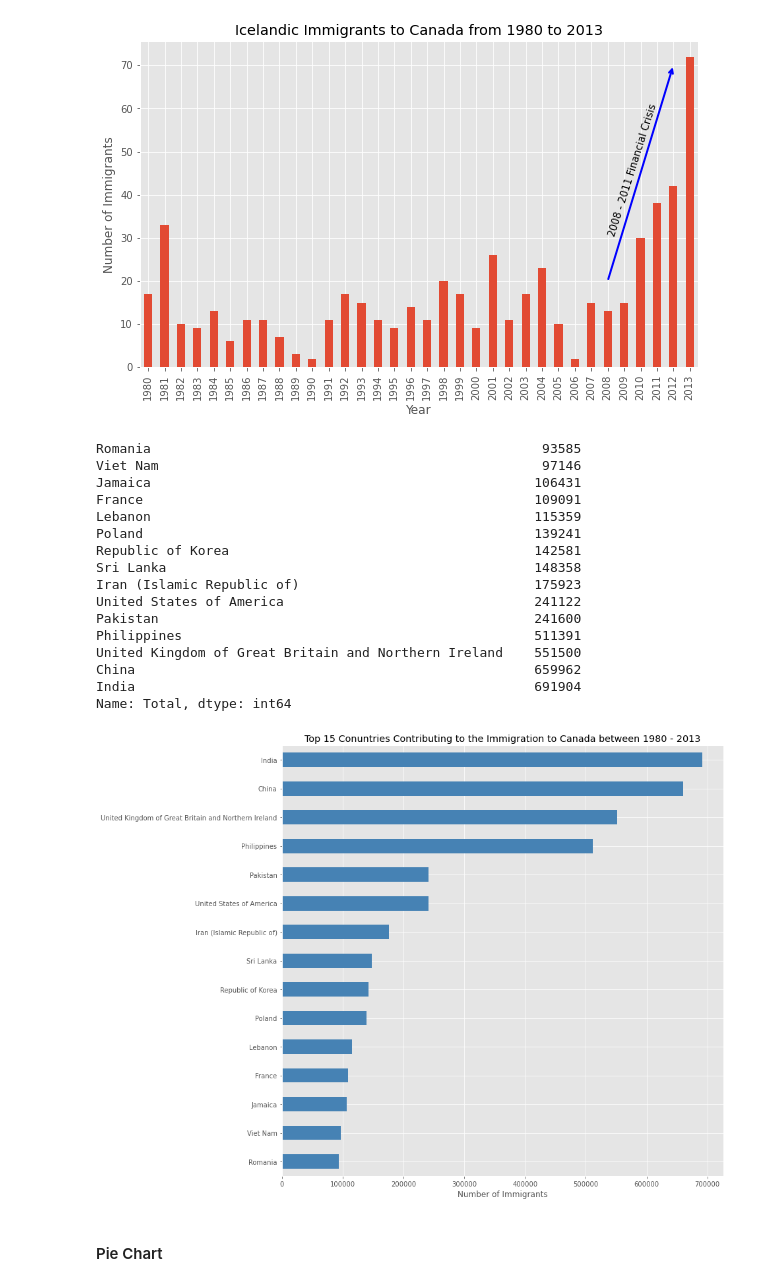
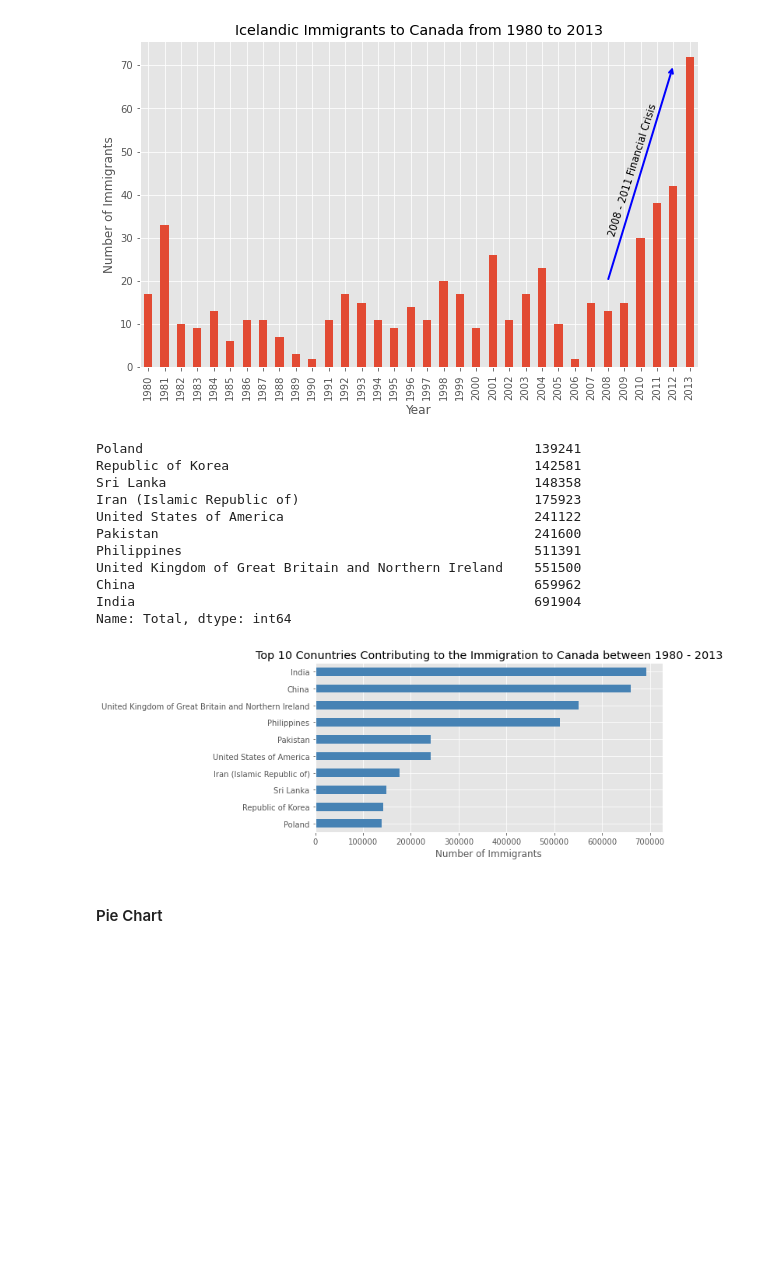
Before and after one commit to ghinakh/H8_001, a Jupyter notebook: Pertemuan 7/Ghina Khoerunnisa - Sesi 7 - Basic Visualization.ipynb, the cells around one changed output. Saved outputs shown, nothing was run; the diff lists cells and outputs as text; code cells hidden in the pictures; blank space fills up the shorter version.

```diff
--- a/Pertemuan 7/Ghina Khoerunnisa - Sesi 7 - Basic Visualization.ipynb
+++ b/Pertemuan 7/Ghina Khoerunnisa - Sesi 7 - Basic Visualization.ipynb
@@ -556,14 +565,9 @@ plt.show()
 [figure]
 # %%
 df_can.sort_values(by='Total', ascending=True, inplace=True)
-df_top15 = df_can['Total'].tail(15)
-df_top15
+df_top10 = df_can['Total'].tail(10)
+df_top10
 # %% [output]
-Romania                                                  93585
-Viet Nam                                                 97146
-Jamaica                                                 106431
-France                                                  109091
-Lebanon                                                 115359
 Poland                                                  139241
 Republic of Korea                                       142581
 Sri Lanka                                               148358
@@ -576,12 +580,12 @@ China                                                   659962
 India                                                   691904
 Name: Total, dtype: int64
 # %%
-df_top15.plot(kind='barh', figsize=(12, 12), color='steelblue')
+df_top10.plot(kind='barh', figsize=(8, 4), color='steelblue')
 plt.xlabel('Number of Immigrants')
-plt.title('Top 15 Conuntries Contributing to the Immigration to Canada between 1980 - 2013')
+plt.title('Top 10 Conuntries Contributing to the Immigration to Canada between 1980 - 2013')
 plt.show()
 # %% [output]
-[figure, old version]
+[figure, new version]
 # %% [markdown]
 #### Pie Chart
 # %%
```
Also changed, not shown: parts of 11 cells of this notebook, 1 other file.
